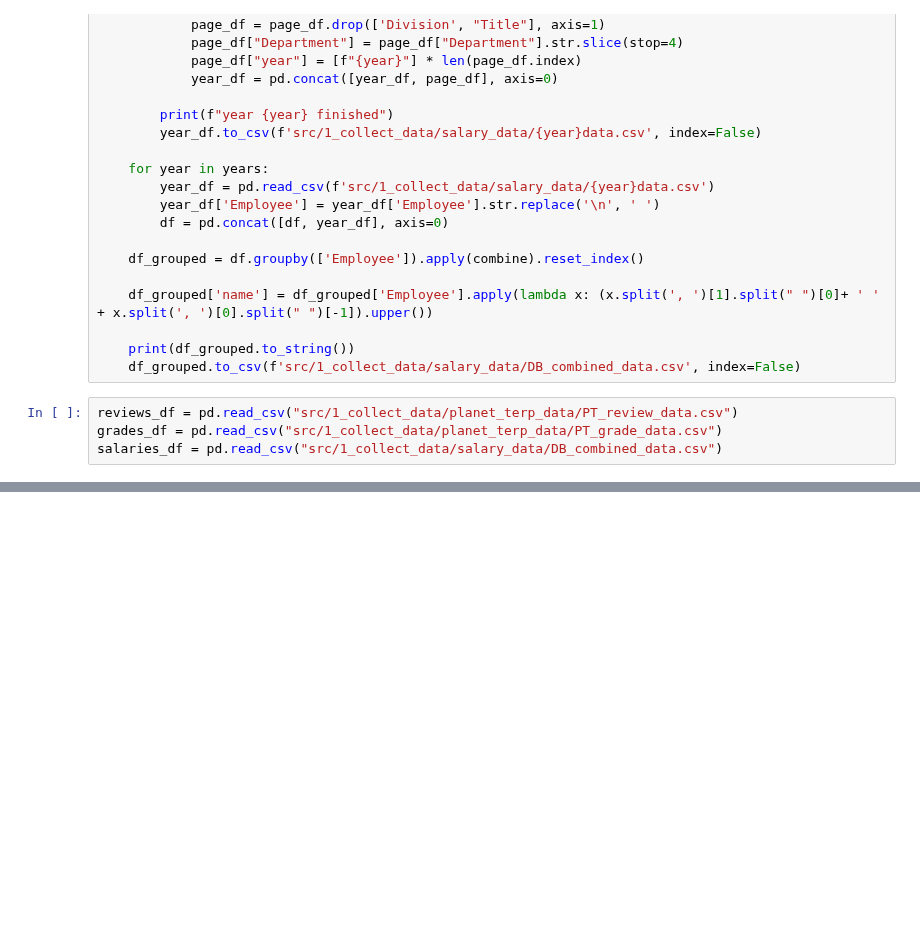
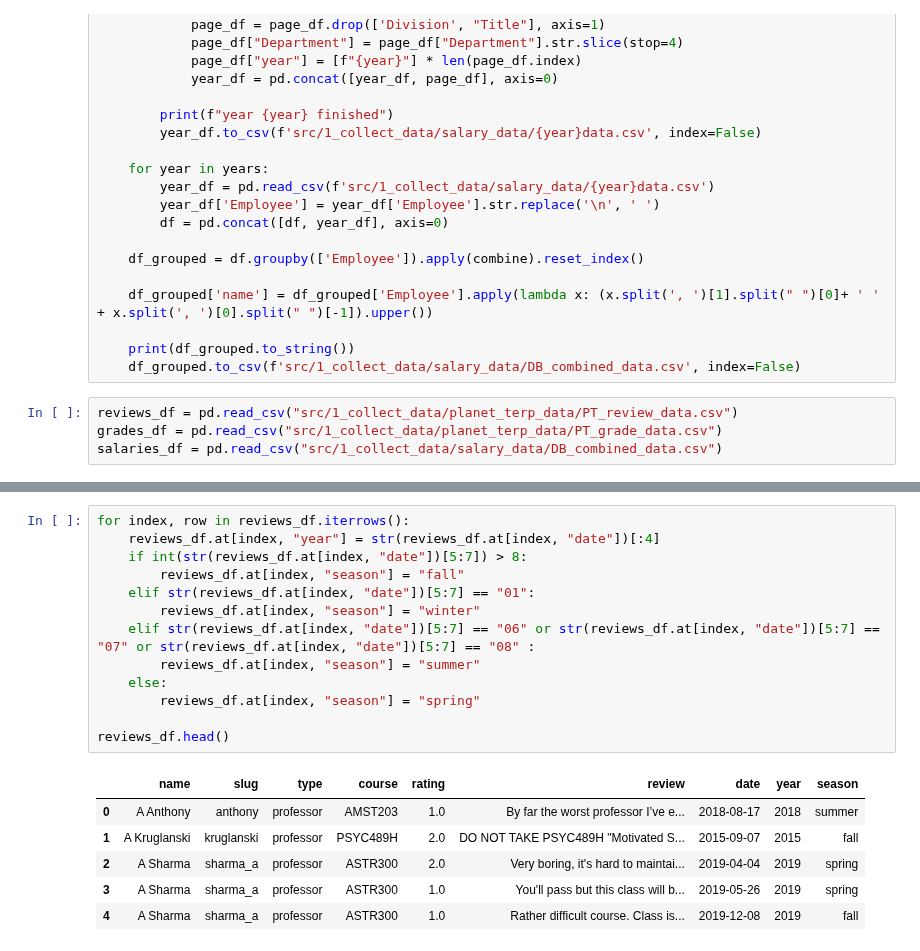
Before and after one commit to aaronl1661/teacherSalaryAnalysis, a Jupyter notebook: index.ipynb, the cells around one changed output, grey strips where cells are left out. Cells and saved outputs as stored; diff of their text form; blank space fills up the shorter version.

```diff
--- a/index.ipynb
+++ b/index.ipynb
@@ -166,0 +210,20 @@ salaries_df = pd.read_csv("src/1_collect_data/salary_data/DB_combined_data.csv")
+# %%
+for index, row in reviews_df.iterrows():
+    reviews_df.at[index, "year"] = str(reviews_df.at[index, "date"])[:4]
+    if int(str(reviews_df.at[index, "date"])[5:7]) > 8:
+        reviews_df.at[index, "season"] = "fall"
+    elif str(reviews_df.at[index, "date"])[5:7] == "01":
+        reviews_df.at[index, "season"] = "winter"
+    elif str(reviews_df.at[index, "date"])[5:7] == "06" or str(reviews_df.at[index, "date"])[5:7] == "07" or str(reviews_df.at[index, "date"])[5:7] == "08" :
+        reviews_df.at[index, "season"] = "summer"
+    else:
+        reviews_df.at[index, "season"] = "spring"
+
+reviews_df.head()
+# %% [output]
+|  | name | slug | type | course | rating | review | date | year | season |
+| 0 | A Anthony | anthony | professor | AMST203 | 1.0 | By far the worst professor I’ve e... | 2018-08-17 | 2018 | summer |
+| 1 | A Kruglanski | kruglanski | professor | PSYC489H | 2.0 | DO NOT TAKE PSYC489H "Motivated S... | 2015-09-07 | 2015 | fall |
+| 2 | A Sharma | sharma_a | professor | ASTR300 | 2.0 | Very boring, it's hard to maintai... | 2019-04-04 | 2019 | spring |
+| 3 | A Sharma | sharma_a | professor | ASTR300 | 1.0 | You'll pass but this class will b... | 2019-05-26 | 2019 | spring |
+| 4 | A Sharma | sharma_a | professor | ASTR300 | 1.0 | Rather difficult course. Class is... | 2019-12-08 | 2019 | fall |
```
Also changed, not shown: parts of 22 cells of this notebook, 3 other files.
